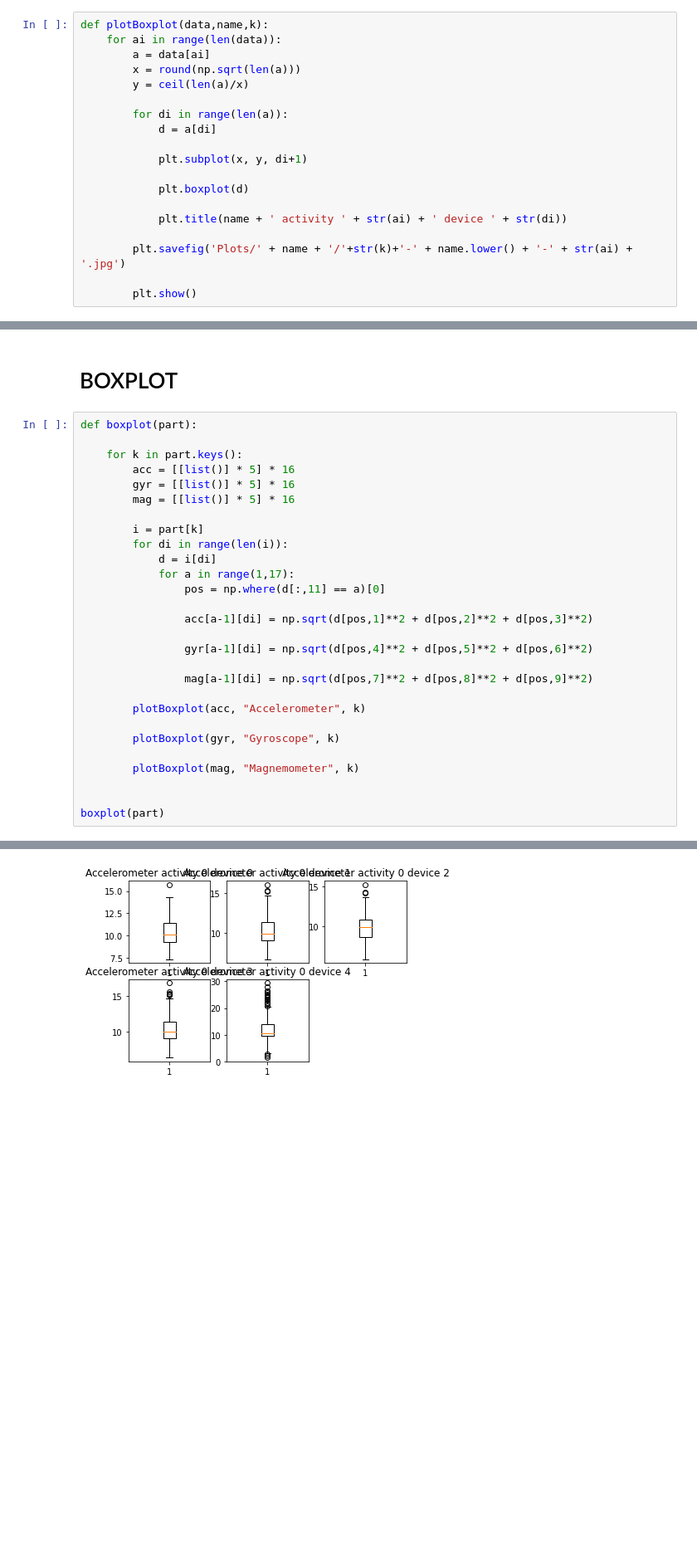
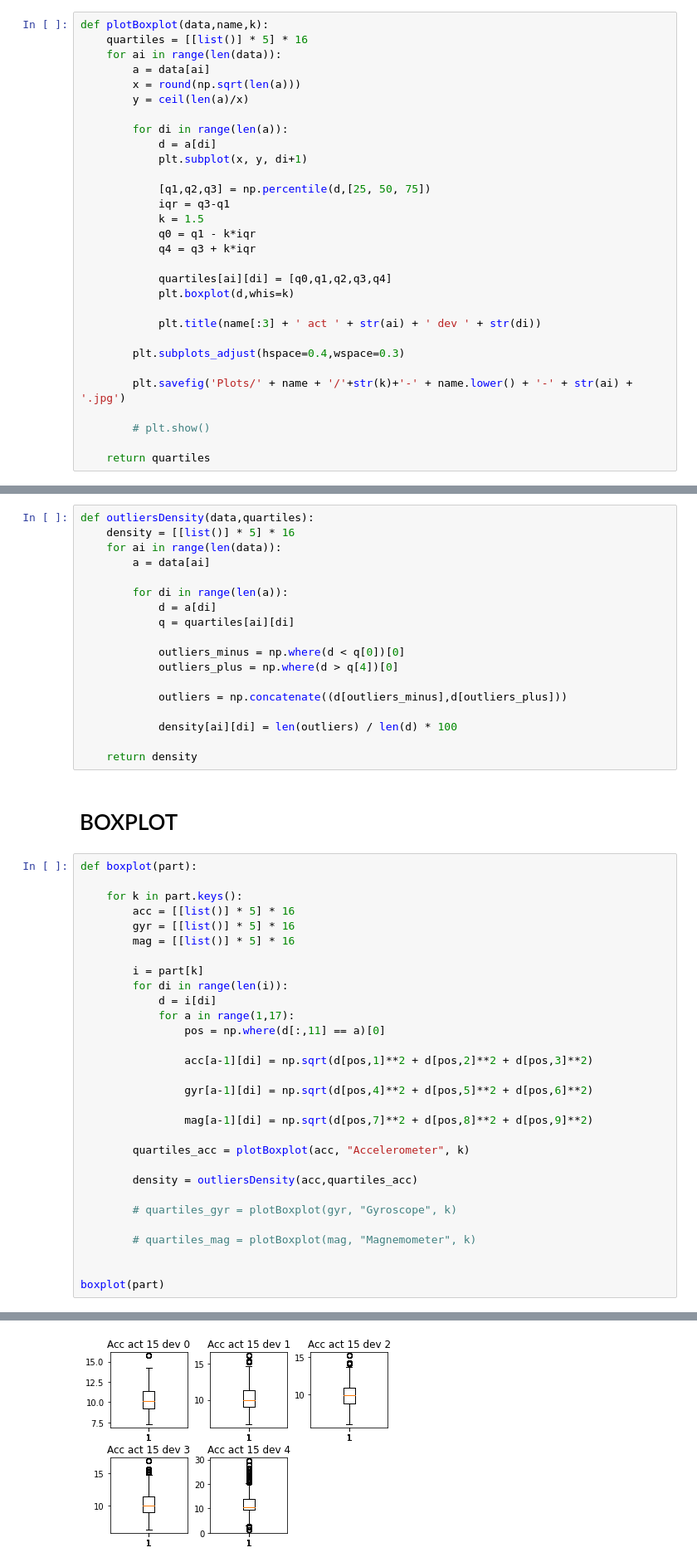
Before and after one commit to leonorcoelh0/TCD, a Jupyter notebook: Code/mainActivity.ipynb, the cells around one changed output, grey strips where cells are left out. Shown: that part at 83% size. Drawn from its saved outputs; the diff is of its cells as text; blank space fills up the shorter version.

Commit message:
densitiy outliers

```diff
--- a/Code/mainActivity.ipynb
+++ b/Code/mainActivity.ipynb
@@ -9,6 +9,7 @@ from math import ceil
 # PLOTS
 # %%
 def plotBoxplot(data,name,k):
+    quartiles = [[list()] * 5] * 16
     for ai in range(len(data)):
         a = data[ai]
         x = round(np.sqrt(len(a)))
@@ -16,16 +17,26 @@ def plotBoxplot(data,name,k):
 
         for di in range(len(a)):
             d = a[di]
-
             plt.subplot(x, y, di+1)
 
-            plt.boxplot(d)
+            [q1,q2,q3] = np.percentile(d,[25, 50, 75])
+            iqr = q3-q1
+            k = 1.5
+            q0 = q1 - k*iqr
+            q4 = q3 + k*iqr
 
-            plt.title(name + ' activity ' + str(ai) + ' device ' + str(di))
+            quartiles[ai][di] = [q0,q1,q2,q3,q4]
+            plt.boxplot(d,whis=k)
+
+            plt.title(name[:3] + ' act ' + str(ai) + ' dev ' + str(di))
+
+        plt.subplots_adjust(hspace=0.4,wspace=0.3)
 
         plt.savefig('Plots/' + name + '/'+str(k)+'-' + name.lower() + '-' + str(ai) + '.jpg')
 
-        plt.show()
+        # plt.show()
+
+    return quartiles
 # %% [markdown]
 # READ FILE
 # %%
@@ -53,3 +66,21 @@ part = readFiles()
+# %%
+def outliersDensity(data,quartiles):
+    density = [[list()] * 5] * 16
+    for ai in range(len(data)):
+        a = data[ai]
+
+        for di in range(len(a)):
+            d = a[di]
+            q = quartiles[ai][di]
+
+            outliers_minus = np.where(d < q[0])[0]
+            outliers_plus = np.where(d > q[4])[0]
+
+            outliers = np.concatenate((d[outliers_minus],d[outliers_plus]))
+
+            density[ai][di] = len(outliers) / len(d) * 100
+
+    return density
 # %% [markdown]
 # BOXPLOT
 # %%
@@ -72,11 +103,13 @@ def boxplot(part):
 
                 mag[a-1][di] = np.sqrt(d[pos,7]**2 + d[pos,8]**2 + d[pos,9]**2)
 
-        plotBoxplot(acc, "Accelerometer", k)
+        quartiles_acc = plotBoxplot(acc, "Accelerometer", k)
 
-        plotBoxplot(gyr, "Gyroscope", k)
+        density = outliersDensity(acc,quartiles_acc)
 
-        plotBoxplot(mag, "Magnemometer", k)
+        # quartiles_gyr = plotBoxplot(gyr, "Gyroscope", k)
+
+        # quartiles_mag = plotBoxplot(mag, "Magnemometer", k)
 
 
 boxplot(part)
@@ -84 +134 @@ boxplot(part)
-[figure, old version]
+[figure, new version]
```
Also changed, not shown: parts of 2 cells of this notebook, 48 other files.
